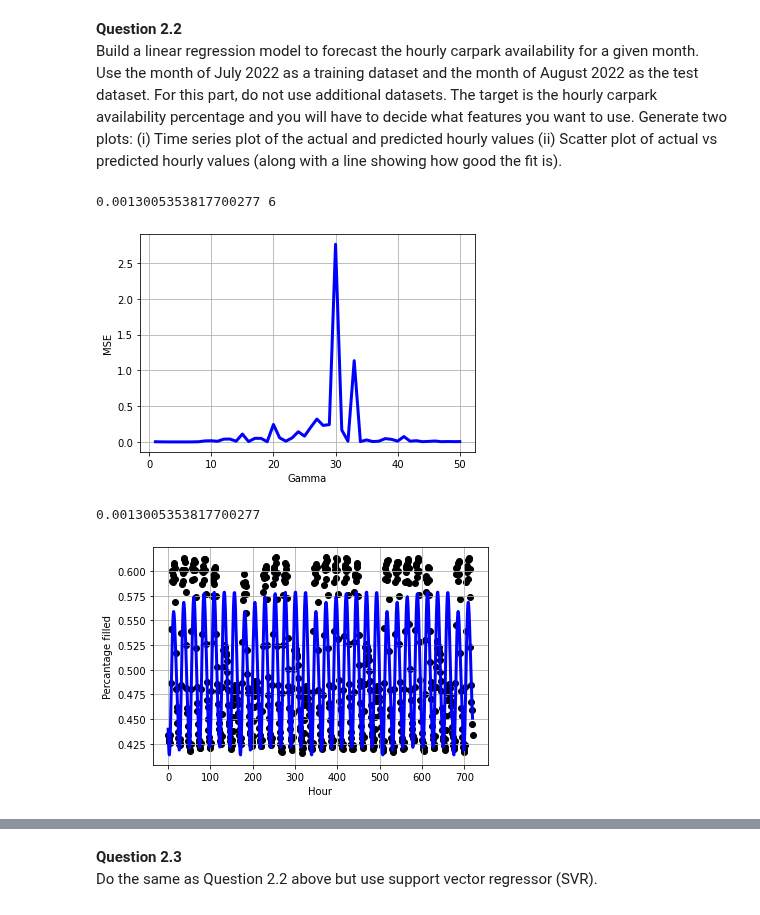
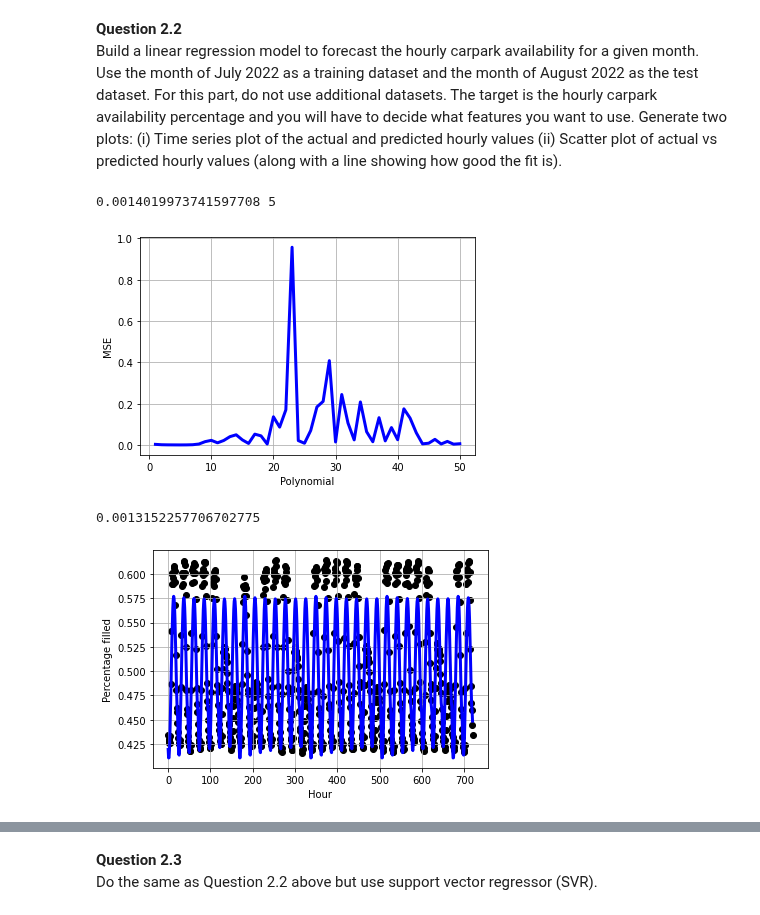
Before and after one commit to EthanWong2212/EE4211_Proj, a Jupyter notebook: part2_day.ipynb, the cells around one changed output, grey strips where cells are left out. Cells and saved outputs as stored; diff of their text form; code cells hidden in the pictures.

```diff
--- a/part2_day.ipynb
+++ b/part2_day.ipynb
@@ -174,37 +174,37 @@ for _ in range(time_intervals):
 import sklearn.linear_model as lm
 from sklearn.preprocessing import PolynomialFeatures
 start = 1
 dim = start
 final_dim = 0
 mse_arr = []
 mse = 99999999999999999
 def linear_regressor(dim):
     poly = PolynomialFeatures(dim)
     train_x_poly = poly.fit_transform(train_x.reshape(-1,2))
     test_x_poly = poly.fit_transform(np.asarray(test_x).reshape(-1,2))
     regressor = lm.LinearRegression()
     regressor.fit(train_x_poly, train_y) #training the algorithm
     # print(regressor.coef_)
     predicted = regressor.predict(test_x_poly)
-    return regressor,mean_squared_error(train_y, predicted)
+    return regressor,mean_squared_error(test_y, predicted)
 
 while dim<=50:
     temp_regressor,temp_mse = linear_regressor(dim)
     mse_arr.append(temp_mse)
     if temp_mse<mse:
         regressor = temp_regressor
         final_dim = dim
         mse = temp_mse
     dim += 1
 print(mse,final_dim)
 plt.plot([x for x in range(start,len(mse_arr)+start)], mse_arr, color="blue", linewidth=3)
 plt.grid(True)
-plt.xlabel("Gamma")
+plt.xlabel("Polynomial")
 plt.ylabel("MSE")
 plt.show()
 # %% [output]
-0.0013005353817700277 6
+0.0014019973741597708 5
-[figure, old version]
+[figure, new version]
 # %%
 poly = PolynomialFeatures(final_dim)
 test_x_poly = poly.fit_transform(np.asarray(test_x).reshape(-1,2))
@@ -216,9 +216,9 @@ plt.plot([x for x in range(len(predicted))], predicted, color="blue", linewidth=
 
 plt.grid(True)
 plt.xlabel("Hour")
-plt.ylabel("Percantage filled")
+plt.ylabel("Percentage filled")
 
 plt.show()
 # %% [output]
-0.0013005353817700277
+0.0013152257706702775
-[figure, old version]
+[figure, new version]
```
Also changed, not shown: parts of 1 cell of this notebook, 1 other file.
